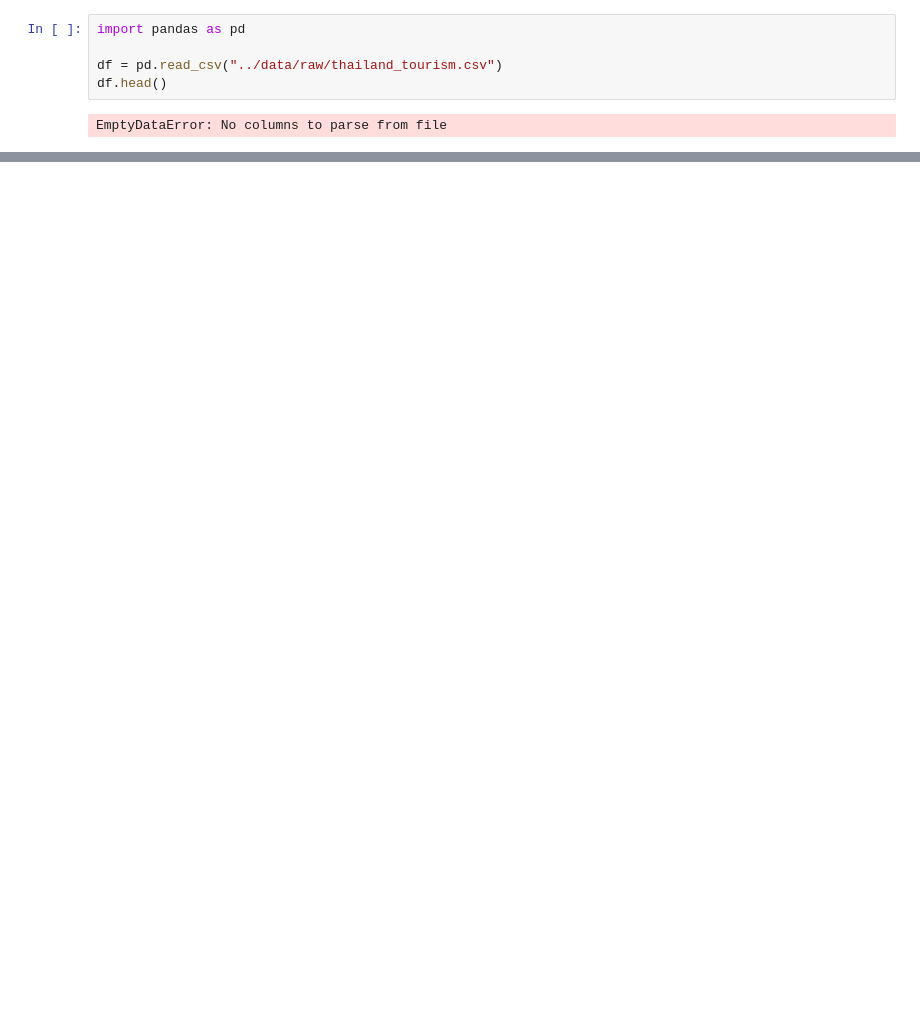
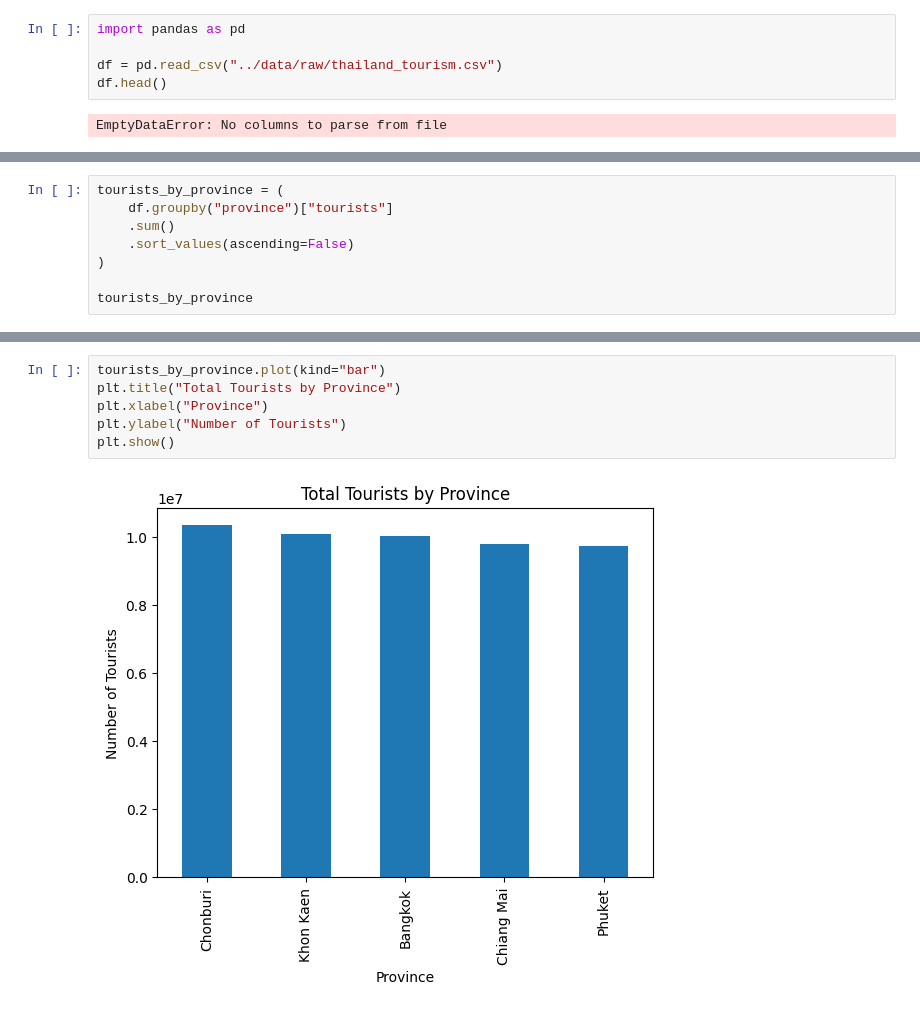
Before and after one commit to dontida10809-oss/Thailand_Tourism_Analysis, a Jupyter notebook: notebooks/01_data_loading.ipynb, the cells around one changed output, grey strips where cells are left out. Saved outputs shown, nothing was run; the diff lists cells and outputs as text; blank space fills up the shorter version.

```diff
--- a/notebooks/01_data_loading.ipynb
+++ b/notebooks/01_data_loading.ipynb
@@ -7,0 +109,8 @@ EmptyDataError: No columns to parse from file
+# %%
+tourists_by_province = (
+    df.groupby("province")["tourists"]
+    .sum()
+    .sort_values(ascending=False)
+)
+
+tourists_by_province
@@ -7,0 +135,8 @@ EmptyDataError: No columns to parse from file
+# %%
+tourists_by_province.plot(kind="bar")
+plt.title("Total Tourists by Province")
+plt.xlabel("Province")
+plt.ylabel("Number of Tourists")
+plt.show()
+# %% [output]
+[figure, added]
```
Also changed, not shown: parts of 48 cells of this notebook.
